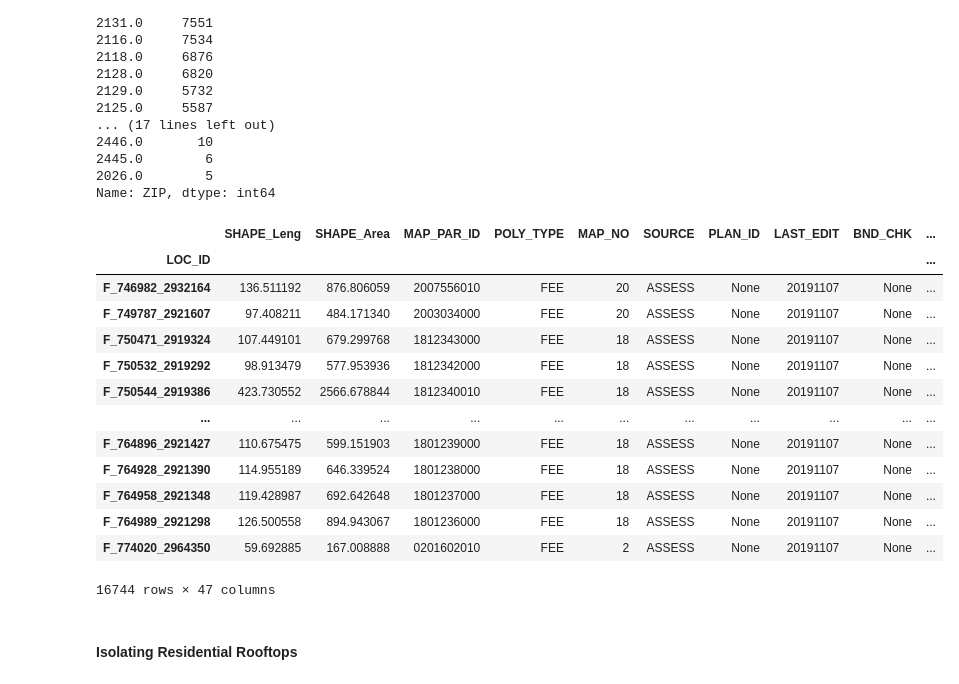
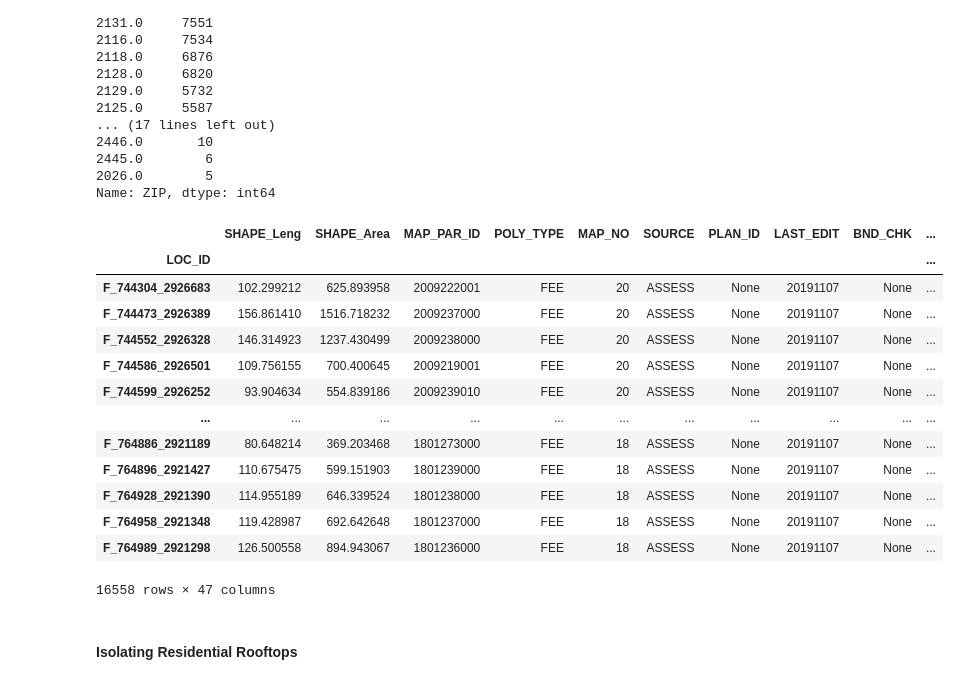
Before and after one commit to ghostpress/ma-solar, a Jupyter notebook: code/initViz.ipynb, the cells around one changed output. Saved outputs shown, nothing was run; the diff lists cells and outputs as text; code cells hidden in the pictures.

```diff
--- a/code/initViz.ipynb
+++ b/code/initViz.ipynb
@@ -621,23 +621,23 @@ Name: ZIP, dtype: int64
 # %%
 # Extract residential parcels in West Roxbury and Hyde Park only
 
-resParcWRHP = resParcBoston[resParcBoston['ZIP'].isin([2130, 2136])]
+resParcWRHP = resParcBoston[resParcBoston['ZIP'].isin([2132, 2136])]
 resParcWRHP
 # %% [output]
 |  | SHAPE_Leng | SHAPE_Area | MAP_PAR_ID | POLY_TYPE | MAP_NO | SOURCE | PLAN_ID | LAST_EDIT | BND_CHK | ... |
 | LOC_ID |  |  |  |  |  |  |  |  |  | ... |
-| F_746982_2932164 | 136.511192 | 876.806059 | 2007556010 | FEE | 20 | ASSESS | None | 20191107 | None | ... |
-| F_749787_2921607 | 97.408211 | 484.171340 | 2003034000 | FEE | 20 | ASSESS | None | 20191107 | None | ... |
-| F_750471_2919324 | 107.449101 | 679.299768 | 1812343000 | FEE | 18 | ASSESS | None | 20191107 | None | ... |
-| F_750532_2919292 | 98.913479 | 577.953936 | 1812342000 | FEE | 18 | ASSESS | None | 20191107 | None | ... |
-| F_750544_2919386 | 423.730552 | 2566.678844 | 1812340010 | FEE | 18 | ASSESS | None | 20191107 | None | ... |
+| F_744304_2926683 | 102.299212 | 625.893958 | 2009222001 | FEE | 20 | ASSESS | None | 20191107 | None | ... |
+| F_744473_2926389 | 156.861410 | 1516.718232 | 2009237000 | FEE | 20 | ASSESS | None | 20191107 | None | ... |
+| F_744552_2926328 | 146.314923 | 1237.430499 | 2009238000 | FEE | 20 | ASSESS | None | 20191107 | None | ... |
+| F_744586_2926501 | 109.756155 | 700.400645 | 2009219001 | FEE | 20 | ASSESS | None | 20191107 | None | ... |
+| F_744599_2926252 | 93.904634 | 554.839186 | 2009239010 | FEE | 20 | ASSESS | None | 20191107 | None | ... |
 | ... | ... | ... | ... | ... | ... | ... | ... | ... | ... | ... |
+| F_764886_2921189 | 80.648214 | 369.203468 | 1801273000 | FEE | 18 | ASSESS | None | 20191107 | None | ... |
 | F_764896_2921427 | 110.675475 | 599.151903 | 1801239000 | FEE | 18 | ASSESS | None | 20191107 | None | ... |
 | F_764928_2921390 | 114.955189 | 646.339524 | 1801238000 | FEE | 18 | ASSESS | None | 20191107 | None | ... |
 | F_764958_2921348 | 119.428987 | 692.642648 | 1801237000 | FEE | 18 | ASSESS | None | 20191107 | None | ... |
 | F_764989_2921298 | 126.500558 | 894.943067 | 1801236000 | FEE | 18 | ASSESS | None | 20191107 | None | ... |
-| F_774020_2964350 | 59.692885 | 167.008888 | 0201602010 | FEE | 2 | ASSESS | None | 20191107 | None | ... |
-16744 rows × 47 columns
+16558 rows × 47 columns
 # %%
 # Ensure correct CRS for all
 
```
Also changed, not shown: parts of 12 cells of this notebook.
